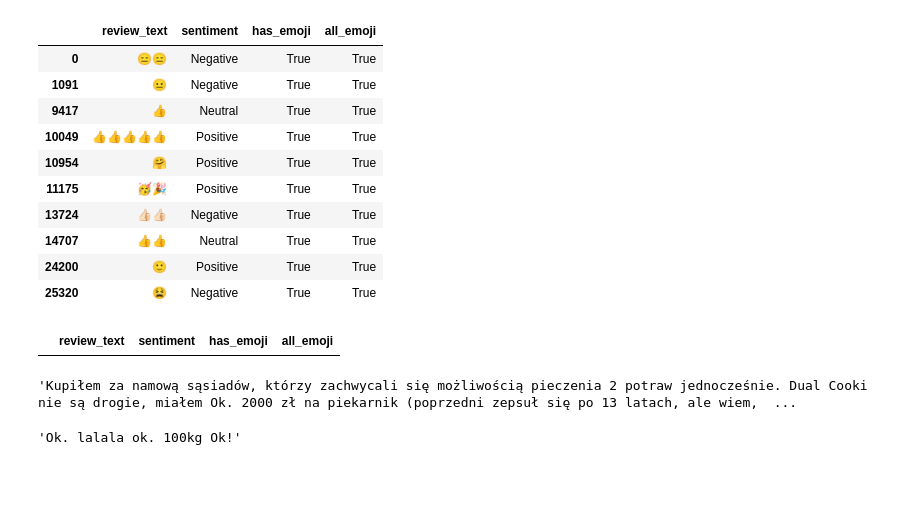
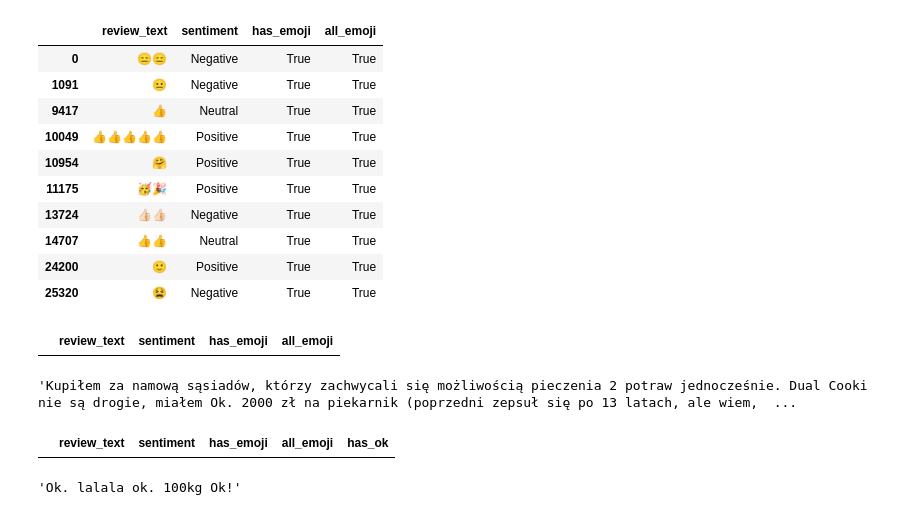
Before and after one commit to LazyDart/Review-Sentiment-Analysis, a Jupyter notebook: data_cleaning.ipynb, the cells around one changed output. Saved outputs shown, nothing was run; the diff lists cells and outputs as text; code cells hidden in the pictures; blank space fills up the shorter version.

```diff
--- a/data_cleaning.ipynb
+++ b/data_cleaning.ipynb
@@ -79,6 +79,11 @@ to_clean[to_clean["has_ok"]] = to_clean[to_clean["has_ok"]].replace(r"\bok\b", "
 to_clean[to_clean["has_ok"] & (to_clean["sentiment"] != "Positive")]["review_text"].iloc[2]
 # %% [output]
 'Kupiłem za namową sąsiadów, którzy zachwycali się możliwością pieczenia 2 potraw jednocześnie. Dual Cooki nie są drogie, miałem Ok. 2000 zł na piekarnik (poprzedni zepsuł się po 13 latach, ale wiem,  ...
+# %%
+# fix_ok_in_string assumes that ok. (circa) happens once per review. We can safely assume that.
+to_clean[to_clean["review_text"].transform(lambda x: len(re.findall(r"\bok\b.? [0-9]+", x))) > 1]
+# %% [output]
+|  | review_text | sentiment | has_emoji | all_emoji | has_ok |
 # %%
 # Function discriminates between ok meaning good and ok meaning circa
 # which is a short form of około in polish language.
```
Also changed, not shown: parts of 6 cells of this notebook, 1 other file.
